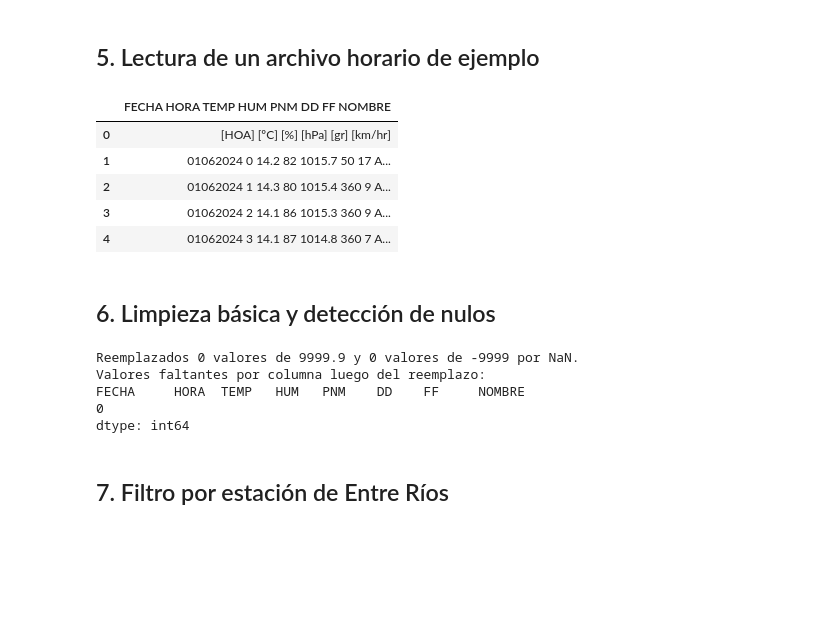
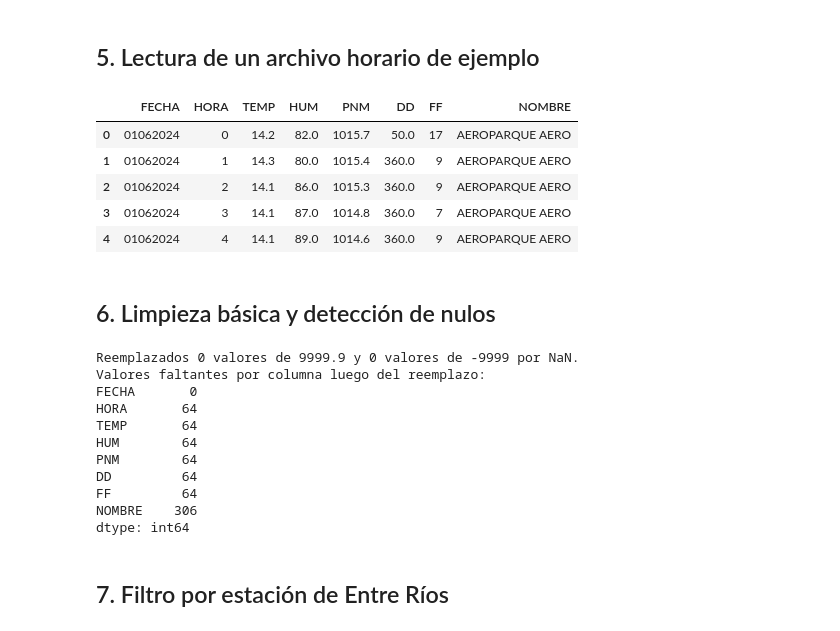
Before and after one commit to MtinDuarte/ceiot_ggvd_smn, a Jupyter notebook: notebooks/01_ingesta_bronce.ipynb, the cells around one changed output. Saved outputs shown, nothing was run; the diff lists cells and outputs as text; code cells hidden in the pictures; blank space fills up the shorter version.

```diff
--- a/notebooks/01_ingesta_bronce.ipynb
+++ b/notebooks/01_ingesta_bronce.ipynb
@@ -94,16 +102,16 @@ df_ERios[['nombre', 'provincia', 'numero', 'numero_oaci']]
 # %%
 archivo_dato = RAW_DIR / 'datohorario' / 'datohorario20240601.txt'
 
-df_dato = pd.read_csv(archivo_dato, sep=';', encoding='latin1')
+df_dato = pd.read_csv(archivo_dato,  sep=r"\s{2,}" , skiprows=[1] , encoding='latin1')
 
 df_dato.head()
 # %% [output]
-|  | FECHA HORA TEMP HUM PNM DD FF NOMBRE |
-| 0 | [HOA] [ºC] [%] [hPa] [gr] [km/hr] |
-| 1 | 01062024 0 14.2 82 1015.7 50 17 A... |
-| 2 | 01062024 1 14.3 80 1015.4 360 9 A... |
-| 3 | 01062024 2 14.1 86 1015.3 360 9 A... |
-| 4 | 01062024 3 14.1 87 1014.8 360 7 A... |
+|  | FECHA | HORA | TEMP | HUM | PNM | DD | FF | NOMBRE |
+| 0 | 01062024 | 0 | 14.2 | 82.0 | 1015.7 | 50.0 | 17 | AEROPARQUE AERO |
+| 1 | 01062024 | 1 | 14.3 | 80.0 | 1015.4 | 360.0 | 9 | AEROPARQUE AERO |
+| 2 | 01062024 | 2 | 14.1 | 86.0 | 1015.3 | 360.0 | 9 | AEROPARQUE AERO |
+| 3 | 01062024 | 3 | 14.1 | 87.0 | 1014.8 | 360.0 | 7 | AEROPARQUE AERO |
+| 4 | 01062024 | 4 | 14.1 | 89.0 | 1014.6 | 360.0 | 9 | AEROPARQUE AERO |
 # %% [markdown]
 ## 6. Limpieza básica y detección de nulos
 # %%
@@ -121,7 +129,14 @@ print(df_dato.isna().sum())
 # %% [output]
 Reemplazados 0 valores de 9999.9 y 0 valores de -9999 por NaN.
 Valores faltantes por columna luego del reemplazo:
-FECHA     HORA  TEMP   HUM   PNM    DD    FF     NOMBRE                                                 0
+FECHA       0
+HORA       64
+TEMP       64
+HUM        64
+PNM        64
+DD         64
+FF         64
+NOMBRE    306
 dtype: int64
 # %% [markdown]
 ## 7. Filtro por estación de Entre Ríos
```
Also changed, not shown: parts of 3 cells of this notebook, 6 other files.
